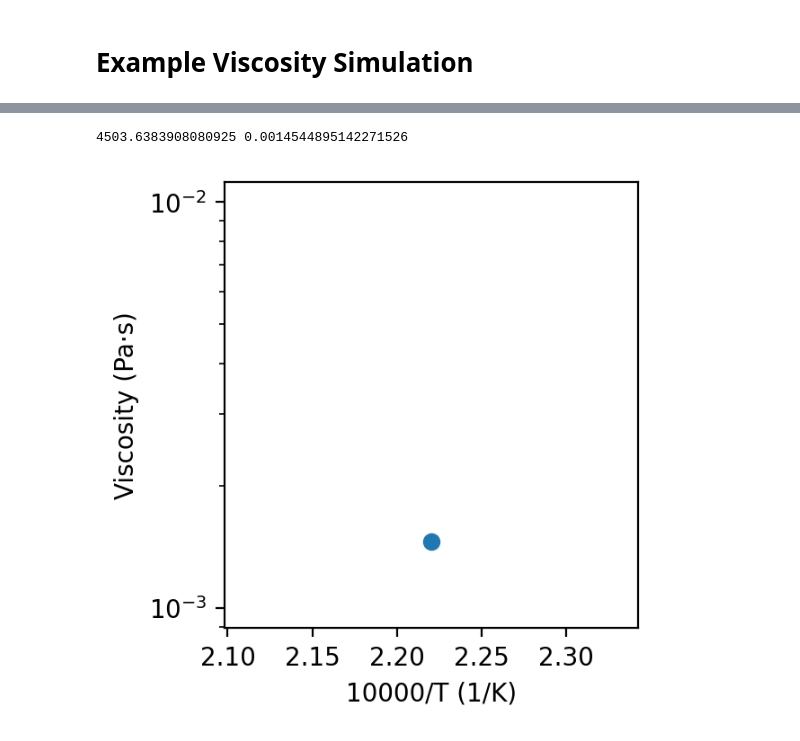
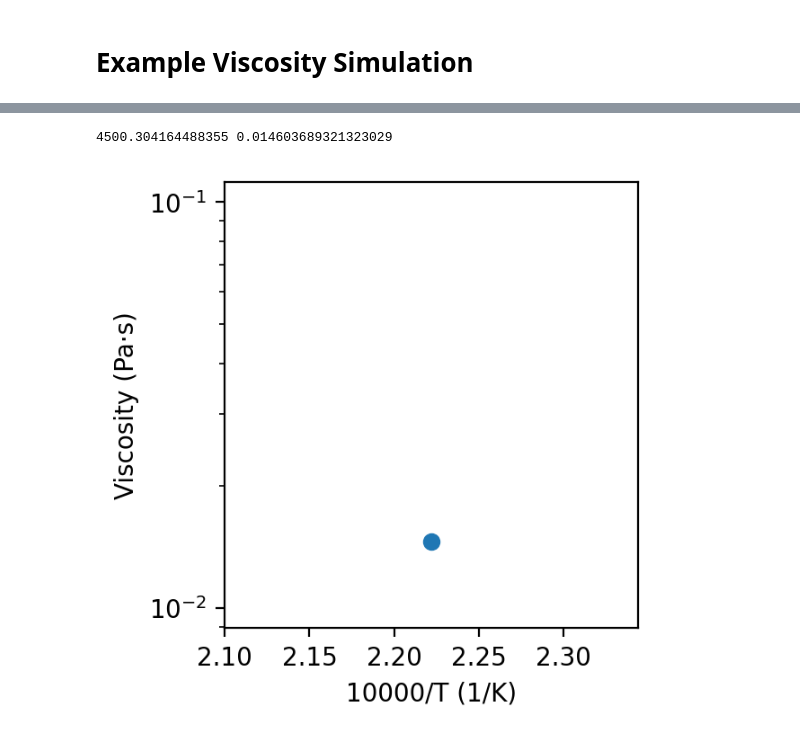
Before and after one commit to glasagent/amorphouspy, a Jupyter notebook: notebooks/Viscosity.ipynb, the cells around one changed output, grey strips where cells are left out. Cells and saved outputs as stored; diff of their text form; code cells hidden in the pictures.

```diff
--- a/notebooks/Viscosity.ipynb
+++ b/notebooks/Viscosity.ipynb
@@ -150,14 +149,14 @@ Text(0, 0.5, 'Temperature [K]')
 # %%
 fig, ax = plt.subplots(1, 1, figsize=(3, 3), dpi=200, layout="constrained")
 
-data = get_viscosity(result=result, max_lag=100_000)
+data = get_viscosity(result=result, timestep=1, output_frequency=5, max_lag=100_000)
 print(data["temperature"], data["viscosity"])
 
 ax.plot(10000 / data["temperature"], data["viscosity"], marker="o", label="Viscosity")
 ax.set_xlabel("10000/T (1/K)")
 ax.set_ylabel("Viscosity (Pa·s)")
 ax.set_yscale("log")
 plt.show()
 # %% [output]
-4503.6383908080925 0.0014544895142271526
+4500.304164488355 0.014603689321323029
-[figure, old version]
+[figure, new version]
```
Also changed, not shown: parts of 1 cell of this notebook, 15 other files.
